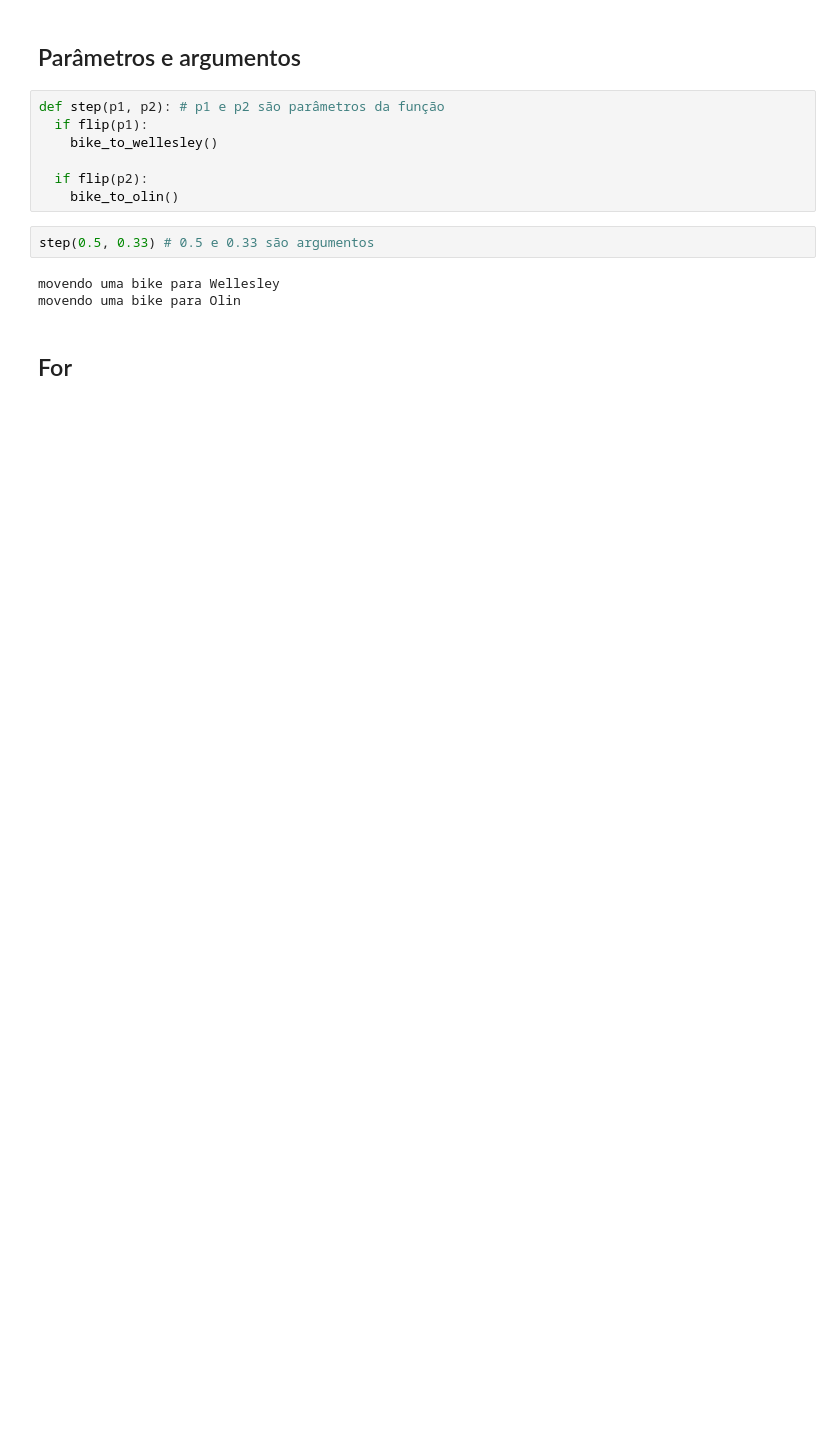
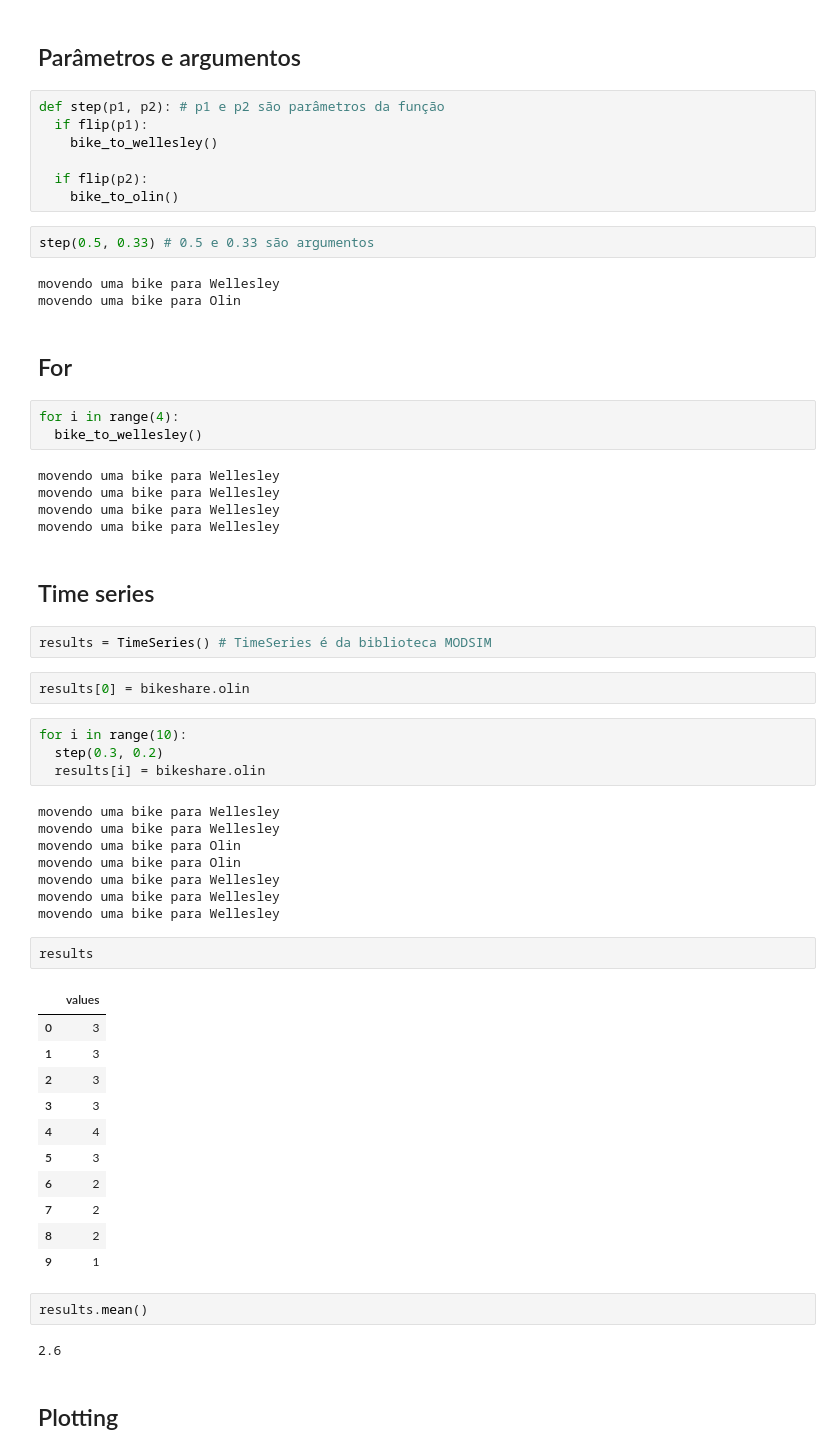
Before and after one commit to julianovale/otimizacao_simulacao, a Jupyter notebook: 0002_compartilhamento_bicicletas.ipynb, the cells around one changed output. Drawn from its saved outputs; the diff is of its cells as text; blank space fills up the shorter version.

```diff
--- a/0002_compartilhamento_bicicletas.ipynb
+++ b/0002_compartilhamento_bicicletas.ipynb
@@ -206,3 +206,49 @@ movendo uma bike para Wellesley
 movendo uma bike para Olin
 # %% [markdown]
 ## For
+# %%
+for i in range(4):
+  bike_to_wellesley()
+# %% [output]
+movendo uma bike para Wellesley
+movendo uma bike para Wellesley
+movendo uma bike para Wellesley
+movendo uma bike para Wellesley
+# %% [markdown]
+## Time series
+# %%
+results = TimeSeries() # TimeSeries é da biblioteca MODSIM
+# %%
+results[0] = bikeshare.olin
+# %%
+for i in range(10):
+  step(0.3, 0.2)
+  results[i] = bikeshare.olin
+# %% [output]
+movendo uma bike para Wellesley
+movendo uma bike para Wellesley
+movendo uma bike para Olin
+movendo uma bike para Olin
+movendo uma bike para Wellesley
+movendo uma bike para Wellesley
+movendo uma bike para Wellesley
+# %%
+results
+# %% [output]
+|  | values |
+| 0 | 3 |
+| 1 | 3 |
+| 2 | 3 |
+| 3 | 3 |
+| 4 | 4 |
+| 5 | 3 |
+| 6 | 2 |
+| 7 | 2 |
+| 8 | 2 |
+| 9 | 1 |
+# %%
+results.mean()
+# %% [output]
+2.6
+# %% [markdown]
+## Plotting
```
Also changed, not shown: parts of 8 cells of this notebook.
